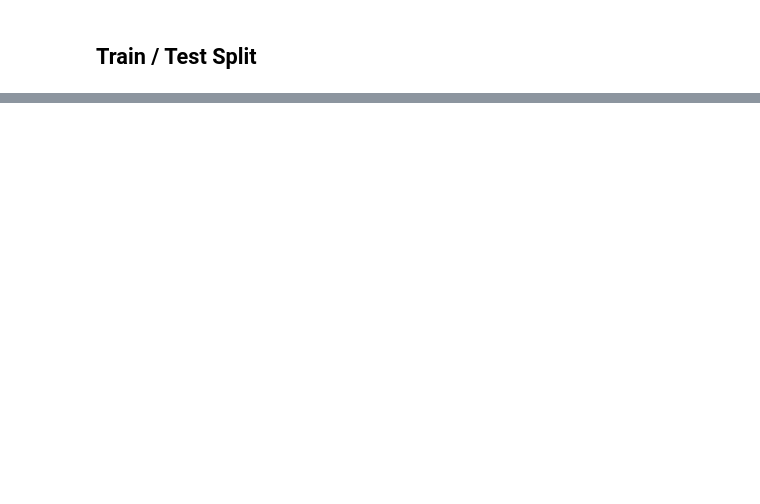
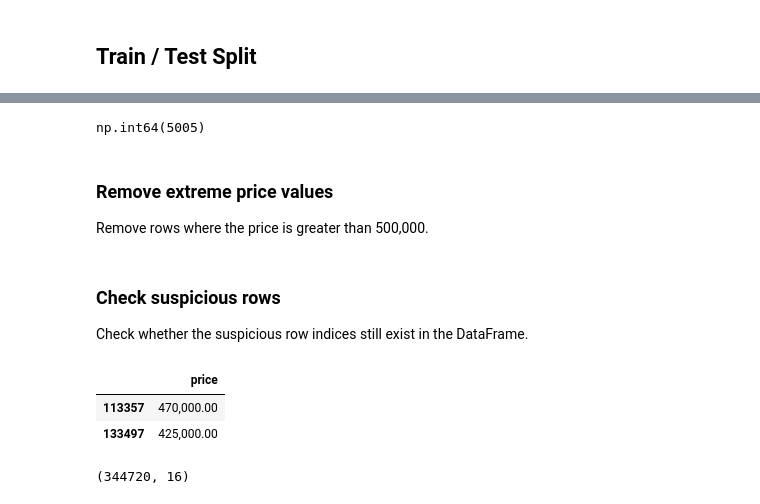
Before and after one commit to ahmed4mohamed4/machine_learning, a Jupyter notebook: projects/used_car_price/model/main.ipynb, the cells around one changed output, grey strips where cells are left out. Saved outputs shown, nothing was run; the diff lists cells and outputs as text; code cells hidden in the pictures; blank space fills up the shorter version.

```diff
--- a/projects/used_car_price/model/main.ipynb
+++ b/projects/used_car_price/model/main.ipynb
@@ -1825,0 +1916,3 @@ Name: price, dtype: float64
+# %%
+df = df.drop_duplicates()
+df.shape
@@ -1825,0 +1925,2 @@ Name: price, dtype: float64
+# %%
+df.loc[df["price"] == 0, "price"] = np.nan
@@ -1825,0 +1935,22 @@ Name: price, dtype: float64
+# %%
+df.loc[df["model"].isin(missing_values), "model"] = np.nan
+# %%
+df["model"].isna().sum()
+# %% [output]
+np.int64(5005)
+# %% [markdown]
+### Remove extreme price values
+
+Remove rows where the price is greater than 500,000.
+# %%
+df = df[(df["price"] <= 500_000) | (df["price"].isna())]
+# %% [markdown]
+### Check suspicious rows
+
+Check whether the suspicious row indices still exist in the DataFrame.
+# %%
+df.loc[df.index.intersection ([113357, 133497]), ["price"]]
+# %% [output]
+|  | price |
+| 113357 | 470,000.00 |
+| 133497 | 425,000.00 |
@@ -1825,0 +1959,5 @@ Name: price, dtype: float64
+# %%
+df = df.dropna (subset=["price"])
+df.shape
+# %% [output]
+(344720, 16)
```
Also changed, not shown: parts of 46 cells of this notebook.
